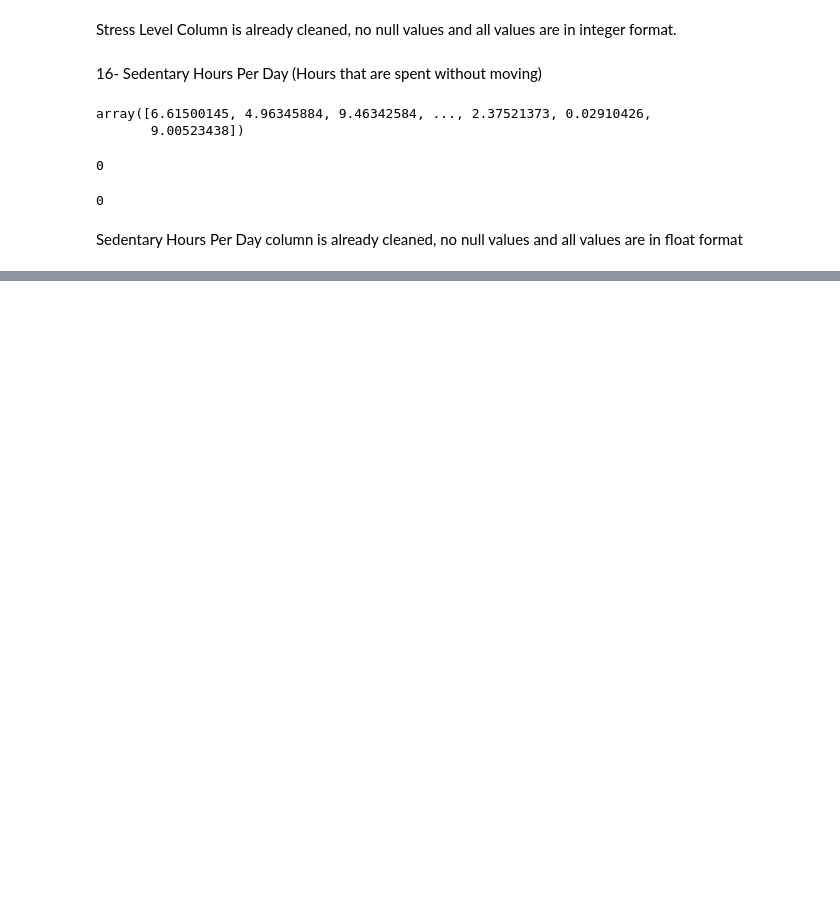
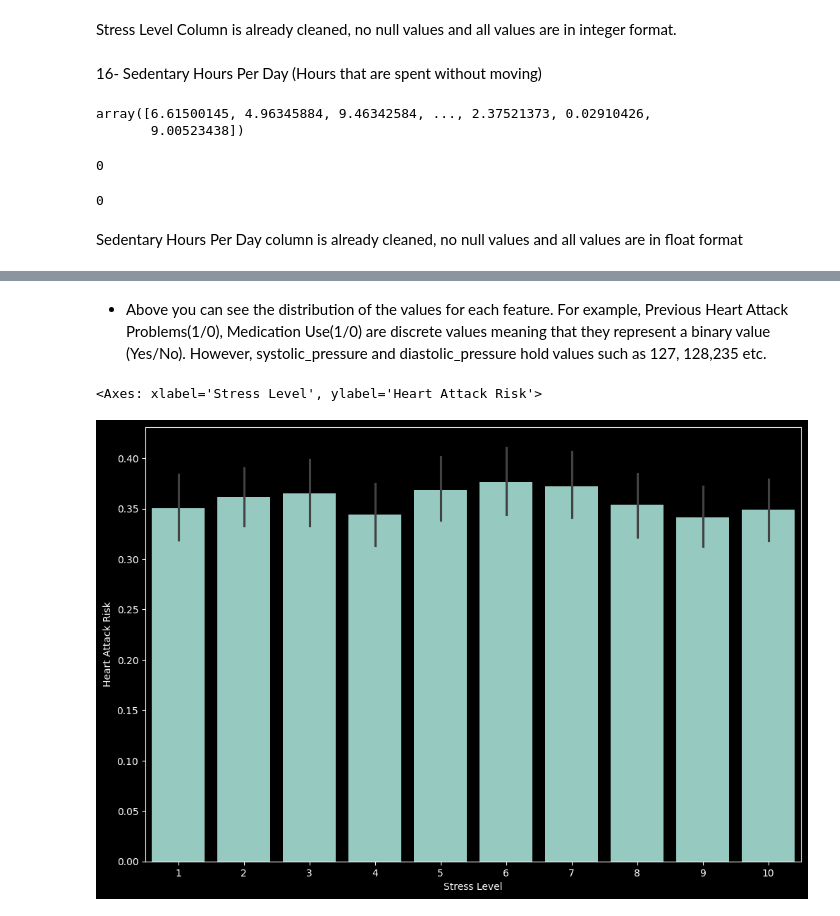
Before and after one commit to alperrkilic/heart-attack-prediction, a Jupyter notebook: heart-attack-prediction.ipynb, the cells around one changed output, grey strips where cells are left out. Cells and saved outputs as stored; diff of their text form; code cells hidden in the pictures; blank space fills up the shorter version.

```diff
--- a/heart-attack-prediction.ipynb
+++ b/heart-attack-prediction.ipynb
@@ -525,0 +678,8 @@ Sedentary Hours Per Day column is already cleaned, no null values and all values
+# %% [markdown]
+* Above you can see the distribution of the values for each feature. For example, Previous Heart Attack Problems(1/0), Medication Use(1/0) are discrete values meaning that they represent a binary value (Yes/No). However, systolic_pressure and diastolic_pressure hold values such as 127, 128,235 etc.
+# %%
+plt.figure(figsize=(12,8))
+sns.barplot(x = 'Stress Level', y='Heart Attack Risk', data=df)
+# %% [output]
+<Axes: xlabel='Stress Level', ylabel='Heart Attack Risk'>
+[figure, added]
```
Also changed, not shown: parts of 38 cells of this notebook.
